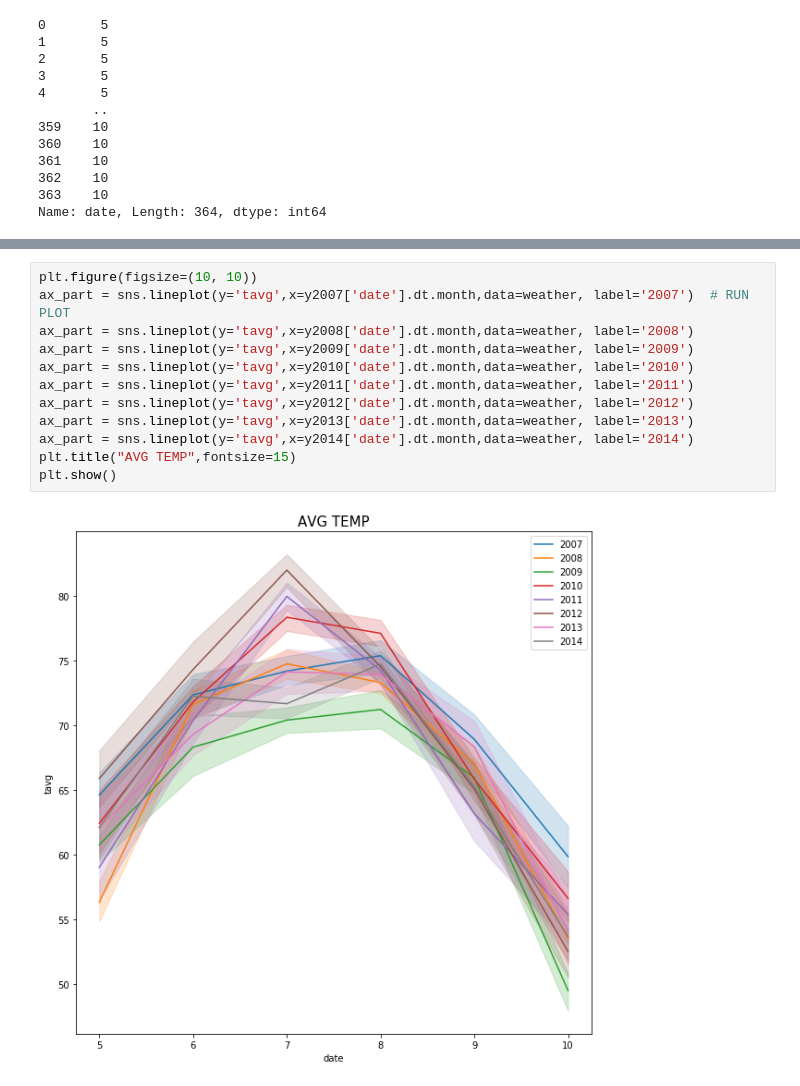
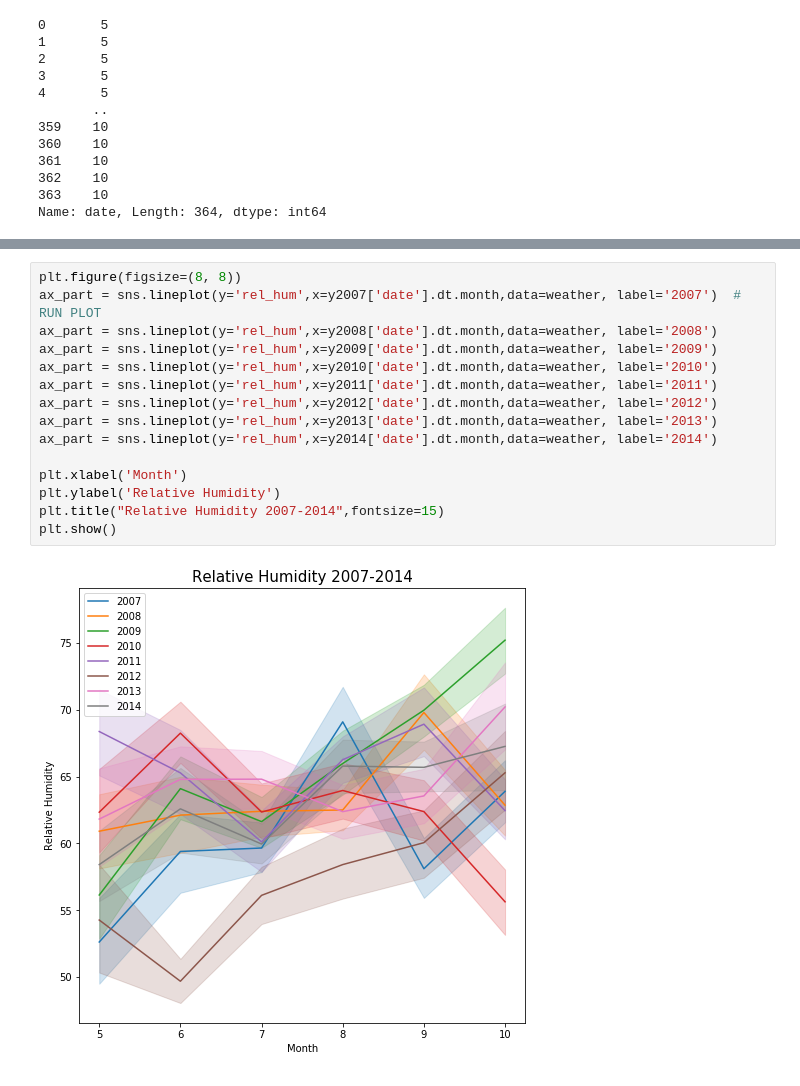
Before and after one commit to shaunkse/Projects, a Jupyter notebook: Project4/02_Weather_Data_Cleaning.ipynb, the cells around one changed output, grey strips where cells are left out. Cells and saved outputs as stored; diff of their text form.

```diff
--- a/Project4/02_Weather_Data_Cleaning.ipynb
+++ b/Project4/02_Weather_Data_Cleaning.ipynb
@@ -701,14 +729,17 @@ plt.show()
 # %%
-plt.figure(figsize=(10, 10))
-ax_part = sns.lineplot(y='tavg',x=y2007['date'].dt.month,data=weather, label='2007')  # RUN PLOT
-ax_part = sns.lineplot(y='tavg',x=y2008['date'].dt.month,data=weather, label='2008')
-ax_part = sns.lineplot(y='tavg',x=y2009['date'].dt.month,data=weather, label='2009')
-ax_part = sns.lineplot(y='tavg',x=y2010['date'].dt.month,data=weather, label='2010')
-ax_part = sns.lineplot(y='tavg',x=y2011['date'].dt.month,data=weather, label='2011')
-ax_part = sns.lineplot(y='tavg',x=y2012['date'].dt.month,data=weather, label='2012')
-ax_part = sns.lineplot(y='tavg',x=y2013['date'].dt.month,data=weather, label='2013')
-ax_part = sns.lineplot(y='tavg',x=y2014['date'].dt.month,data=weather, label='2014')
-plt.title("AVG TEMP",fontsize=15)
+plt.figure(figsize=(8, 8))
+ax_part = sns.lineplot(y='rel_hum',x=y2007['date'].dt.month,data=weather, label='2007')  # RUN PLOT
+ax_part = sns.lineplot(y='rel_hum',x=y2008['date'].dt.month,data=weather, label='2008')
+ax_part = sns.lineplot(y='rel_hum',x=y2009['date'].dt.month,data=weather, label='2009')
+ax_part = sns.lineplot(y='rel_hum',x=y2010['date'].dt.month,data=weather, label='2010')
+ax_part = sns.lineplot(y='rel_hum',x=y2011['date'].dt.month,data=weather, label='2011')
+ax_part = sns.lineplot(y='rel_hum',x=y2012['date'].dt.month,data=weather, label='2012')
+ax_part = sns.lineplot(y='rel_hum',x=y2013['date'].dt.month,data=weather, label='2013')
+ax_part = sns.lineplot(y='rel_hum',x=y2014['date'].dt.month,data=weather, label='2014')
+
+plt.xlabel('Month')
+plt.ylabel('Relative Humidity')
+plt.title("Relative Humidity 2007-2014",fontsize=15)
 plt.show()
 # %% [output]
-[figure, old version]
+[figure, new version]
```
Also changed, not shown: parts of 8 cells of this notebook.
